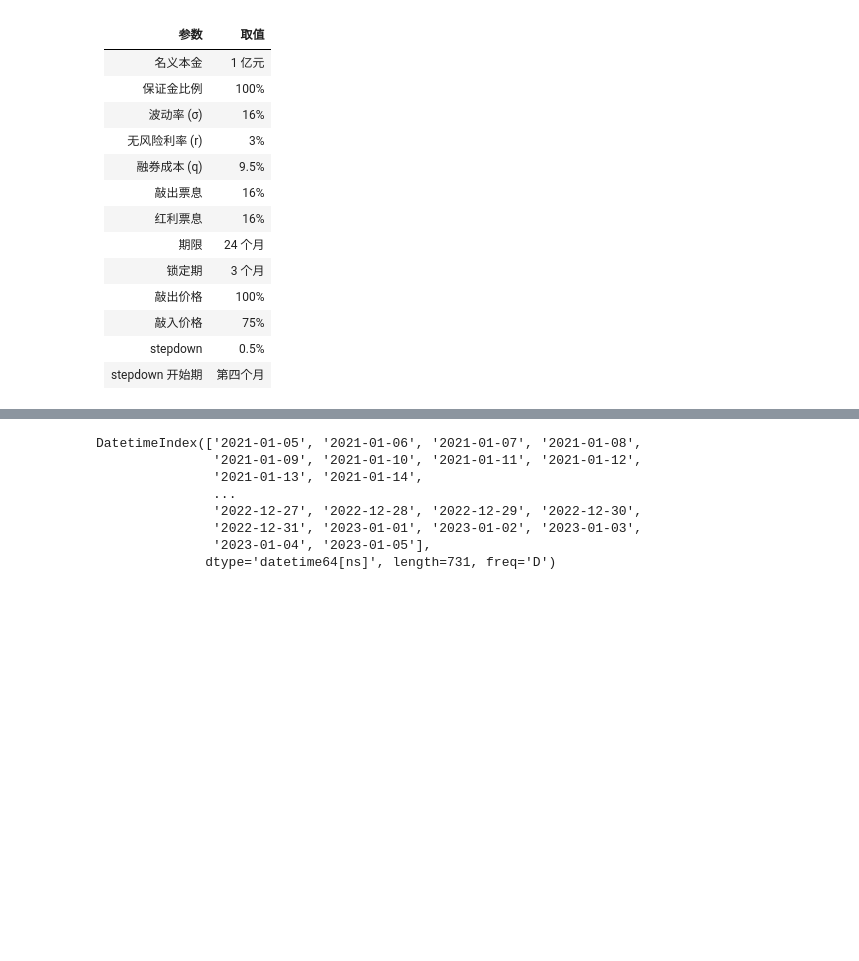
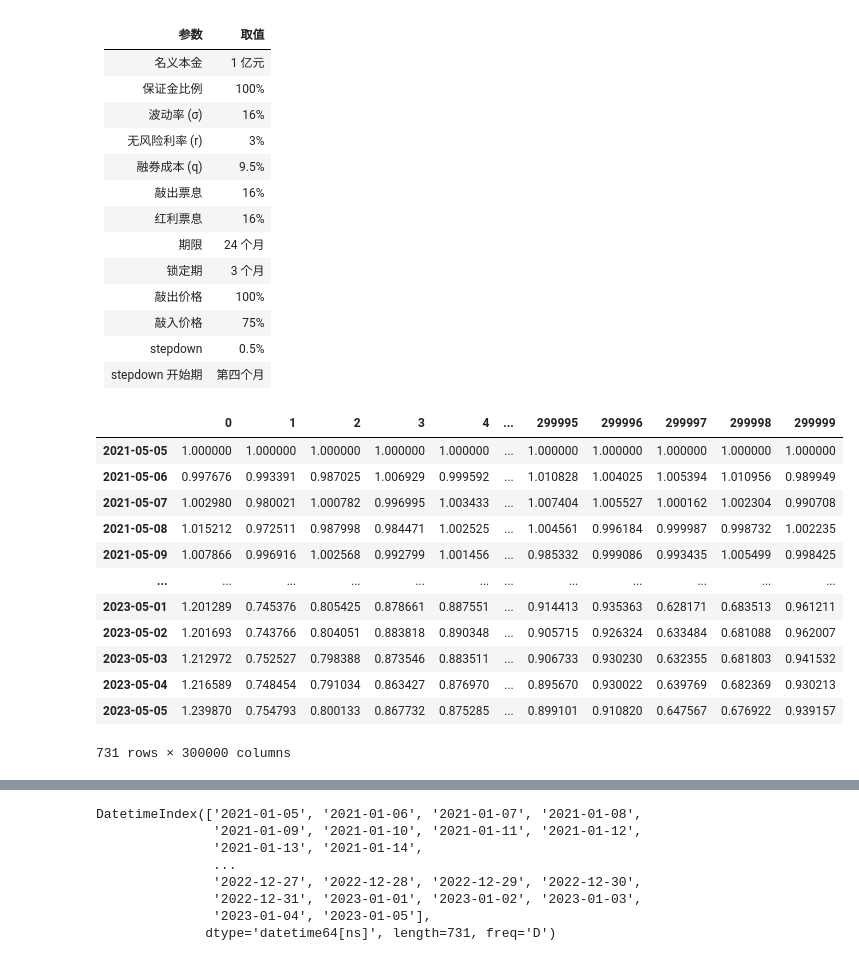
Before and after one commit to wjsbjl/snowball-option-pricing, a Jupyter notebook: snowball.ipynb, the cells around one changed output, grey strips where cells are left out. Cells and saved outputs as stored; diff of their text form; code cells hidden in the pictures; blank space fills up the shorter version.

```diff
--- a/snowball.ipynb
+++ b/snowball.ipynb
@@ -48,0 +70,17 @@ https://3c.wind.com.cn/l/BhHE?shareUserSign=FmFnE
+# %%
+snowball_sim.date_index
+snowball_sim.stock_price_df
+# %% [output]
+|  | 0 | 1 | 2 | 3 | 4 | ... | 299995 | 299996 | 299997 | 299998 | 299999 |
+| 2021-05-05 | 1.000000 | 1.000000 | 1.000000 | 1.000000 | 1.000000 | ... | 1.000000 | 1.000000 | 1.000000 | 1.000000 | 1.000000 |
+| 2021-05-06 | 0.997676 | 0.993391 | 0.987025 | 1.006929 | 0.999592 | ... | 1.010828 | 1.004025 | 1.005394 | 1.010956 | 0.989949 |
+| 2021-05-07 | 1.002980 | 0.980021 | 1.000782 | 0.996995 | 1.003433 | ... | 1.007404 | 1.005527 | 1.000162 | 1.002304 | 0.990708 |
+| 2021-05-08 | 1.015212 | 0.972511 | 0.987998 | 0.984471 | 1.002525 | ... | 1.004561 | 0.996184 | 0.999987 | 0.998732 | 1.002235 |
+| 2021-05-09 | 1.007866 | 0.996916 | 1.002568 | 0.992799 | 1.001456 | ... | 0.985332 | 0.999086 | 0.993435 | 1.005499 | 0.998425 |
+| ... | ... | ... | ... | ... | ... | ... | ... | ... | ... | ... | ... |
+| 2023-05-01 | 1.201289 | 0.745376 | 0.805425 | 0.878661 | 0.887551 | ... | 0.914413 | 0.935363 | 0.628171 | 0.683513 | 0.961211 |
+| 2023-05-02 | 1.201693 | 0.743766 | 0.804051 | 0.883818 | 0.890348 | ... | 0.905715 | 0.926324 | 0.633484 | 0.681088 | 0.962007 |
+| 2023-05-03 | 1.212972 | 0.752527 | 0.798388 | 0.873546 | 0.883511 | ... | 0.906733 | 0.930230 | 0.632355 | 0.681803 | 0.941532 |
+| 2023-05-04 | 1.216589 | 0.748454 | 0.791034 | 0.863427 | 0.876970 | ... | 0.895670 | 0.930022 | 0.639769 | 0.682369 | 0.930213 |
+| 2023-05-05 | 1.239870 | 0.754793 | 0.800133 | 0.867732 | 0.875285 | ... | 0.899101 | 0.910820 | 0.647567 | 0.676922 | 0.939157 |
+731 rows × 300000 columns
```
Also changed, not shown: parts of 43 cells of this notebook, 5 other files.
